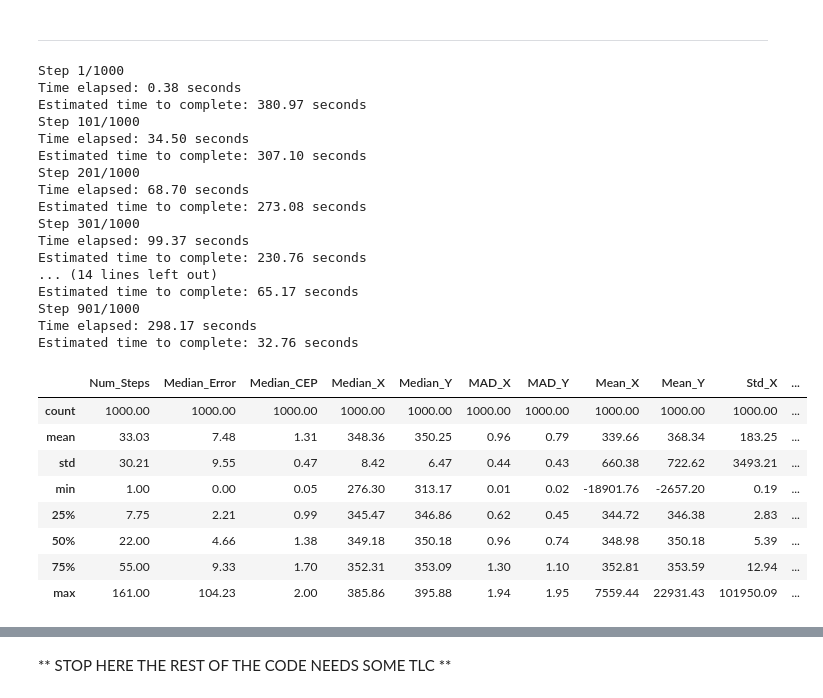
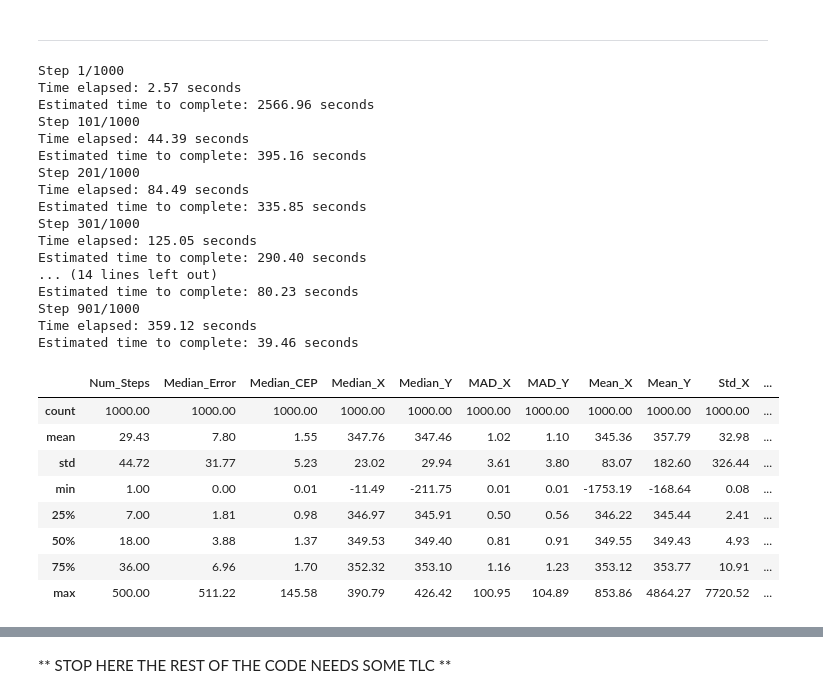
Before and after one commit to raneyoliver/CS8321Labs-public, a Jupyter notebook: lab5/Lab5_FinalProject_Iter1.ipynb, the cells around one changed output, grey strips where cells are left out. Drawn from its saved outputs; the diff is of its cells as text; code cells hidden in the pictures.

```diff
--- a/lab5/Lab5_FinalProject_Iter1.ipynb
+++ b/lab5/Lab5_FinalProject_Iter1.ipynb
@@ -238,6 +238,7 @@ class DroneEnv(AECEnv):
         self.max_steps = 500
         self.current_step = 0
         self.LOCASoln = []
+
         self.movements = np.array([[-5,5], [0,5], [5,5], [-5,0], [0,0], [5,0], [-5,-5], [0,-5], [5,-5]])
         #self.drone_status = [['active'] for _ in range(num_drones)]
 
@@ -268,6 +269,8 @@ class DroneEnv(AECEnv):
         self.metadata = {'render.modes': ['human']}
 
         self.action_space = Discrete(len(self.movements))  # Discrete action space
+        #self.action_space = Discrete(9)  # Discrete action space
+
         self.observation_space = Box(low=0, high=self.width, shape=(5,), dtype=np.float32)
 
 
@@ -294,6 +297,9 @@ class DroneEnv(AECEnv):
         self.localization_est = np.array([[median_x,median_y]])
         self.loca_err =  np.linalg.norm(self.localization_est - self.target_location, axis=1)
         self.LOCASoln = LOCASoln.copy()
+        cep_radius = np.sqrt(mad_x**2 + mad_y**2)
+        self.cep_radius_after = cep_radius.copy()
+
 
 
     def observe(self, agent):
@@ -302,6 +308,13 @@ class DroneEnv(AECEnv):
     def step(self, action):
         #if DEBUG: print(action)
         self.current_step += 1
+
+        cp_prev = np.round(self.cep_radius_after,2)
+
+        min_cep = 2
+        ds = np.abs(np.round(((cp_prev-min_cep)/min_cep),2))
+
+        self.movements = np.array([[0, ds], [0, -1*ds], [ds, 0], [-1*ds, 0], [0, 0], [ds,ds], [ds,-1*ds], [-1*ds,-1*ds], [-1*ds,-1*ds]])
 
         drones_location_err = np.zeros((self.num_drones,2))
         toas = np.zeros(self.num_drones)
@@ -335,7 +348,7 @@ class DroneEnv(AECEnv):
 
         for i, act in enumerate(action):
             movement = self.movements[act]
-            self.drones_location[i] += movement
+            self.drones_location[i] =  self.drones_location[i]+movement
             self.drone_trajectory[i].append(self.drones_location[i].copy())#
 
 
@@ -380,7 +393,7 @@ class DroneEnv(AECEnv):
         target_power_threshold = -1 * 20 * np.log10((4 * np.pi * 60 * 5e9) / 3e8) + self.target_power
 
         done_max_steps = self.current_step >= self.max_steps
-        done_target_CEP = cep_radius_after <= 2
+        done_target_CEP = cep_radius_after <= min_cep
         done = done_max_steps or done_target_CEP
         if done:
            # if DEBUG: print('Final LOCA Target Estimate: ', np.round(localization_est_after,2))
@@ -416,6 +429,8 @@ class DroneEnv(AECEnv):
         self.localization_est = np.array([[median_x,median_y]])
         self.loca_err =  np.linalg.norm(self.localization_est - self.target_location, axis=1)
         self.LOCASoln = LOCASoln.copy()
+        self.cep_radius_after = cep_radius.copy()
+
 
         for i in range(self.num_drones):
             self.drone_trajectory[i] = [np.copy(self.drones_location[i])]  # Reset drone trajectory
@@ -433,12 +448,12 @@ class DroneEnv(AECEnv):
     def choose_action(self, agent, state):
         if np.random.rand() < self.epsilon:
             #if DEBUG: print("Exploration")
-            #action_out = np.random.randint(self.action_space.n) % 5
+            #action_out = np.random.randint(self.action_space.n) % 9
             action_out = np.random.randint(self.action_space.n) % len(self.movements)
             return  action_out # Exploration
         else:
             #if DEBUG: print("Exploitation")
-            #action_out = np.argmax(self.q_tables[agent][state]) % 5
+            #action_out = np.argmax(self.q_tables[agent][state]) % 9
             action_out = np.argmax(self.q_tables[agent][state]) % len(self.movements)
             return action_out  # Exploitation
 
@@ -558,43 +573,45 @@ for i in range(num_simulations):
 #print("Median CEP: ", np.round(ls_median_cep,2))
 # %% [output]
 Step 1/1000
-Time elapsed: 0.38 seconds
-Estimated time to complete: 380.97 seconds
+Time elapsed: 2.57 seconds
+Estimated time to complete: 2566.96 seconds
 Step 101/1000
-Time elapsed: 34.50 seconds
-Estimated time to complete: 307.10 seconds
+Time elapsed: 44.39 seconds
+Estimated time to complete: 395.16 seconds
 Step 201/1000
-Time elapsed: 68.70 seconds
-Estimated time to complete: 273.08 seconds
+Time elapsed: 84.49 seconds
+Estimated time to complete: 335.85 seconds
 Step 301/1000
-Time elapsed: 99.37 seconds
-Estimated time to complete: 230.76 seconds
+Time elapsed: 125.05 seconds
+Estimated time to complete: 290.40 seconds
 ... (14 lines left out)
-Estimated time to complete: 65.17 seconds
+Estimated time to complete: 80.23 seconds
 Step 901/1000
-Time elapsed: 298.17 seconds
-Estimated time to complete: 32.76 seconds
+Time elapsed: 359.12 seconds
+Estimated time to complete: 39.46 seconds
 # %%
 #!pip install jinja2
 # %%
 import pandas as pd
 
 results_df = pd.DataFrame({'Num_Steps': ls_numsteps, 'Median_Error': ls_median_err, 'Median_CEP': ls_median_cep,
                            'Median_X': ls_med_x, 'Median_Y': ls_med_y, 'MAD_X': ls_mad_x, 'MAD_Y': ls_mad_y,
                           'Mean_X': ls_mean_x, 'Mean_Y': ls_mean_y, 'Std_X': ls_stddev_x, 'Std_Y': ls_stddev_y} )
 #results_df.describe().style.format('{:,}')
 results_df.to_csv('iter1_results.csv', index=False)
+results_df = pd.read_csv('iter1_results.csv')
+
 results_df.describe().style.format("{:.2f}")
 # %% [output]
 |  | Num_Steps | Median_Error | Median_CEP | Median_X | Median_Y | MAD_X | MAD_Y | Mean_X | Mean_Y | Std_X | ... |
 | count | 1000.00 | 1000.00 | 1000.00 | 1000.00 | 1000.00 | 1000.00 | 1000.00 | 1000.00 | 1000.00 | 1000.00 | ... |
-| mean | 33.03 | 7.48 | 1.31 | 348.36 | 350.25 | 0.96 | 0.79 | 339.66 | 368.34 | 183.25 | ... |
-| std | 30.21 | 9.55 | 0.47 | 8.42 | 6.47 | 0.44 | 0.43 | 660.38 | 722.62 | 3493.21 | ... |
-| min | 1.00 | 0.00 | 0.05 | 276.30 | 313.17 | 0.01 | 0.02 | -18901.76 | -2657.20 | 0.19 | ... |
-| 25% | 7.75 | 2.21 | 0.99 | 345.47 | 346.86 | 0.62 | 0.45 | 344.72 | 346.38 | 2.83 | ... |
-| 50% | 22.00 | 4.66 | 1.38 | 349.18 | 350.18 | 0.96 | 0.74 | 348.98 | 350.18 | 5.39 | ... |
-| 75% | 55.00 | 9.33 | 1.70 | 352.31 | 353.09 | 1.30 | 1.10 | 352.81 | 353.59 | 12.94 | ... |
-| max | 161.00 | 104.23 | 2.00 | 385.86 | 395.88 | 1.94 | 1.95 | 7559.44 | 22931.43 | 101950.09 | ... |
+| mean | 29.43 | 7.80 | 1.55 | 347.76 | 347.46 | 1.02 | 1.10 | 345.36 | 357.79 | 32.98 | ... |
+| std | 44.72 | 31.77 | 5.23 | 23.02 | 29.94 | 3.61 | 3.80 | 83.07 | 182.60 | 326.44 | ... |
+| min | 1.00 | 0.00 | 0.01 | -11.49 | -211.75 | 0.01 | 0.01 | -1753.19 | -168.64 | 0.08 | ... |
+| 25% | 7.00 | 1.81 | 0.98 | 346.97 | 345.91 | 0.50 | 0.56 | 346.22 | 345.44 | 2.41 | ... |
+| 50% | 18.00 | 3.88 | 1.37 | 349.53 | 349.40 | 0.81 | 0.91 | 349.55 | 349.43 | 4.93 | ... |
+| 75% | 36.00 | 6.96 | 1.70 | 352.32 | 353.10 | 1.16 | 1.23 | 353.12 | 353.77 | 10.91 | ... |
+| max | 500.00 | 511.22 | 145.58 | 390.79 | 426.42 | 100.95 | 104.89 | 853.86 | 4864.27 | 7720.52 | ... |
 # %%
 # Create a figure and an array of subplots with 1 row and 3 columns
 fig, axes = plt.subplots(1, 3, figsize=(15, 5))
```
Also changed, not shown: parts of 2 cells of this notebook, 3 other files.
